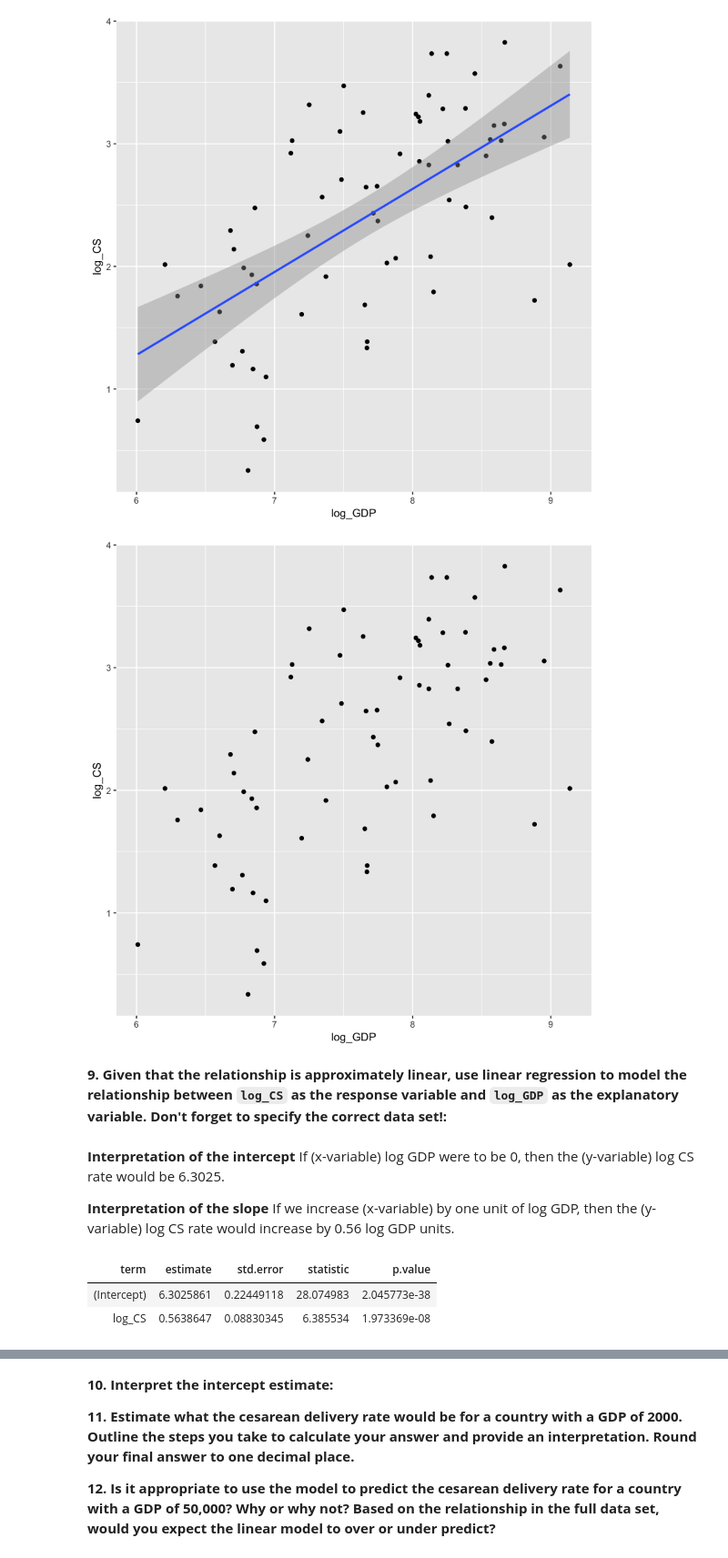
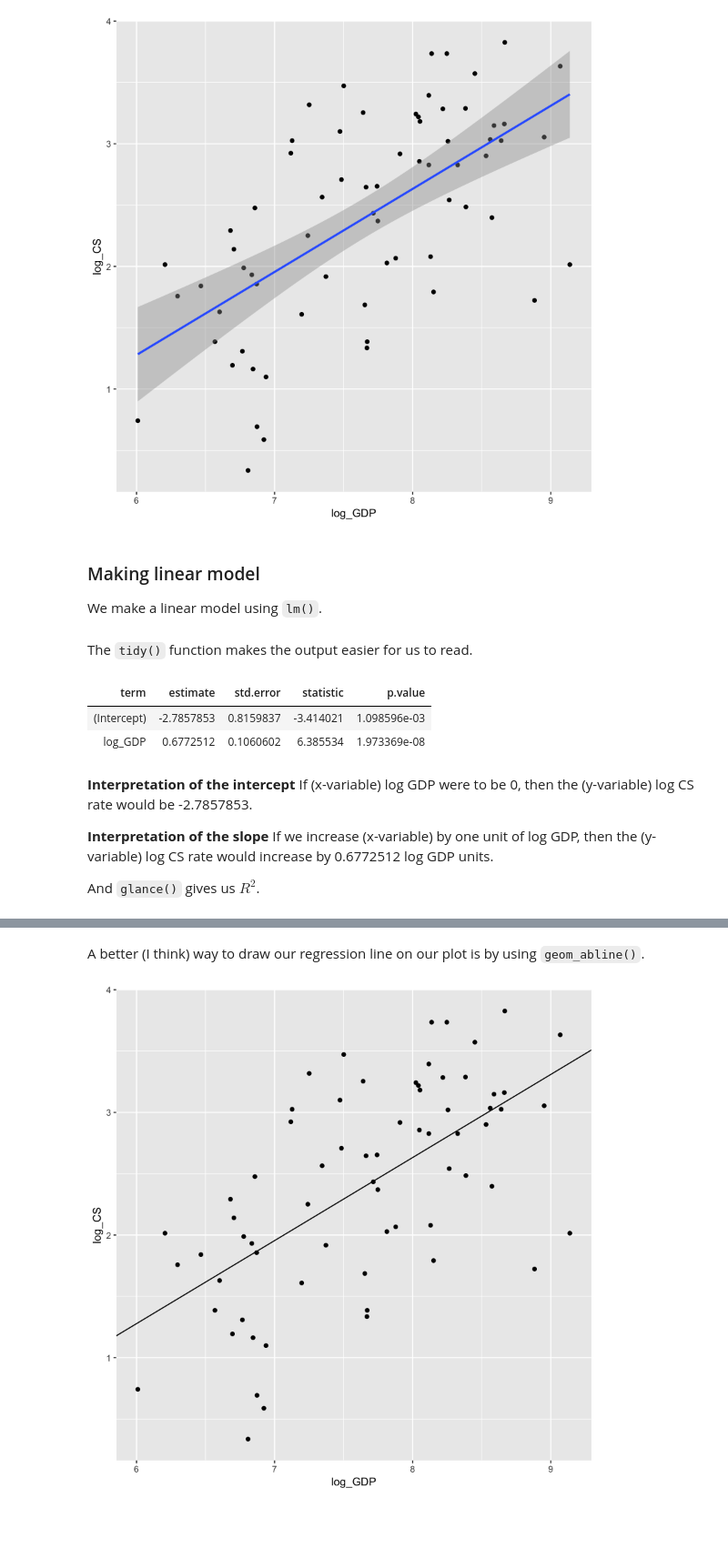
Before and after one commit to palautatan/ph142, a Jupyter notebook: lab-demos/lab-2/lab-2.ipynb, the cells around one changed output, grey strips where cells are left out. Shown at 91% size. Drawn from its saved outputs; the diff is of its cells as text; code cells hidden in the pictures; blank space fills up the shorter version.

```diff
--- a/lab-demos/lab-2/lab-2.ipynb
+++ b/lab-demos/lab-2/lab-2.ipynb
@@ -137,13 +146,8 @@ dim(CS_data_sub)
 ggplot(CS_data_sub, aes(x=log_GDP, y=log_CS)) + geom_point() + geom_smooth(method="lm")
 # %% [output]
 [figure]
-# %%
-ggplot(CS_data_sub, aes(x=log_GDP, y=log_CS)) + geom_point() + geom_abline(slope=0.56, intercept =6)
-# %% [output]
-[figure, removed]
-# %% [markdown]
-**9. Given that the relationship is approximately linear, use linear regression to
-model the relationship between `log_CS` as the response variable and `log_GDP`
-as the explanatory variable. Don't forget to specify the correct data set!:**
+# %% [markdown]
+### Making linear model
+We make a linear model using `lm()`.
 # %%
 # lm(y_variable ~ x_variable, data=whatever_your_dataframe_is)
@@ -151,31 +155,27 @@ mod1 <- lm(log_GDP ~ log_CS, data=CS_data_sub)
+# %% [markdown]
+The `tidy()` function makes the output easier for us to read.
+# %%
+tidy(mod_1)
+# %% [output]
+| term | estimate | std.error | statistic | p.value |
+| (Intercept) | -2.7857853 | 0.8159837 | -3.414021 | 1.098596e-03 |
+| log_GDP | 0.6772512 | 0.1060602 | 6.385534 | 1.973369e-08 |
 # %% [markdown]
-**Interpretation of the intercept** If (x-variable) log GDP were to be 0, then the (y-variable) log CS rate would be 6.3025.
+**Interpretation of the intercept** If (x-variable) log GDP were to be 0, then the (y-variable) log CS rate would be -2.7857853.
 
-**Interpretation of the slope** If we increase (x-variable) by one unit of log GDP, then the (y-variable) log CS rate would increase by 0.56 log GDP units.
+**Interpretation of the slope** If we increase (x-variable) by one unit of log GDP, then the (y-variable) log CS rate would increase by 0.6772512 log GDP units.
+
+And `glance()` gives us $R^2$.
-# %%
-tidy(mod1)
-# %% [output]
-| term | estimate | std.error | statistic | p.value |
-| (Intercept) | 6.3025861 | 0.22449118 | 28.074983 | 2.045773e-38 |
-| log_CS | 0.5638647 | 0.08830345 | 6.385534 | 1.973369e-08 |
 # %%
 glance(mod1)
 # %% [output]
 |  | r.squared | adj.r.squared | sigma | statistic | p.value | df | logLik | AIC | BIC | deviance | ... |
 | value | 0.381878 | 0.3725125 | 0.6134315 | 40.77504 | 1.973369e-08 | 2 | -62.24213 | 130.4843 | 137.1428 | 24.83568 | ... |
-# %% [markdown]
-**10. Interpret the intercept estimate:**
-
-<Replace this text with your answer.>
-
-**11. Estimate what the cesarean delivery rate would be for a country with a GDP
-of 2000. Outline the steps you take to calculate your answer and provide an
-interpretation. Round your final answer to one decimal place.**
-
-<Replace this text with your answer.>
-
-**12. Is it appropriate to use the model to predict the cesarean delivery rate
-for a country with a GDP of 50,000? Why or why not? Based on the relationship in
-the full data set, would you expect the linear model to over or under predict?**
-
-<Replace this text with your answer.>
+# %% [markdown]
+A better (I think) way to draw our regression line on our plot is by using `geom_abline()`.
+# %%
+ggplot(CS_data_sub, aes(x=log_GDP, y=log_CS)) +
+    geom_abline(slope=0.6772512, intercept=-2.7857853) +
+    geom_point()
+# %% [output]
+[figure, added]
```
Also changed, not shown: parts of 17 cells of this notebook, 2 other files.
